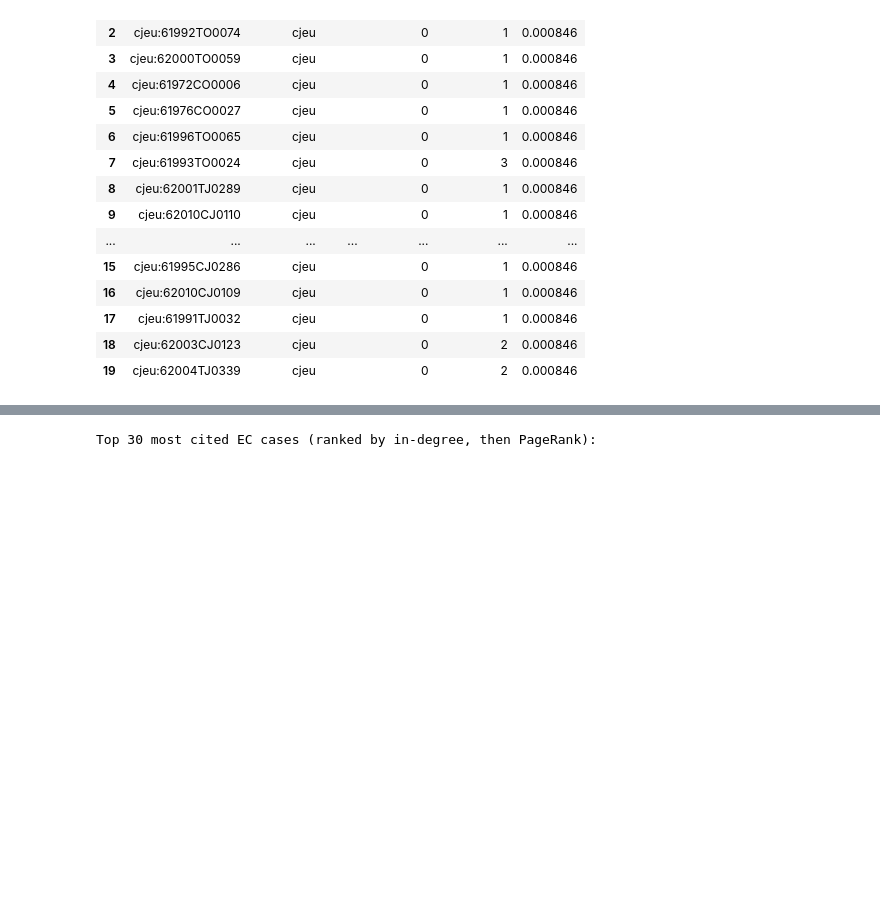
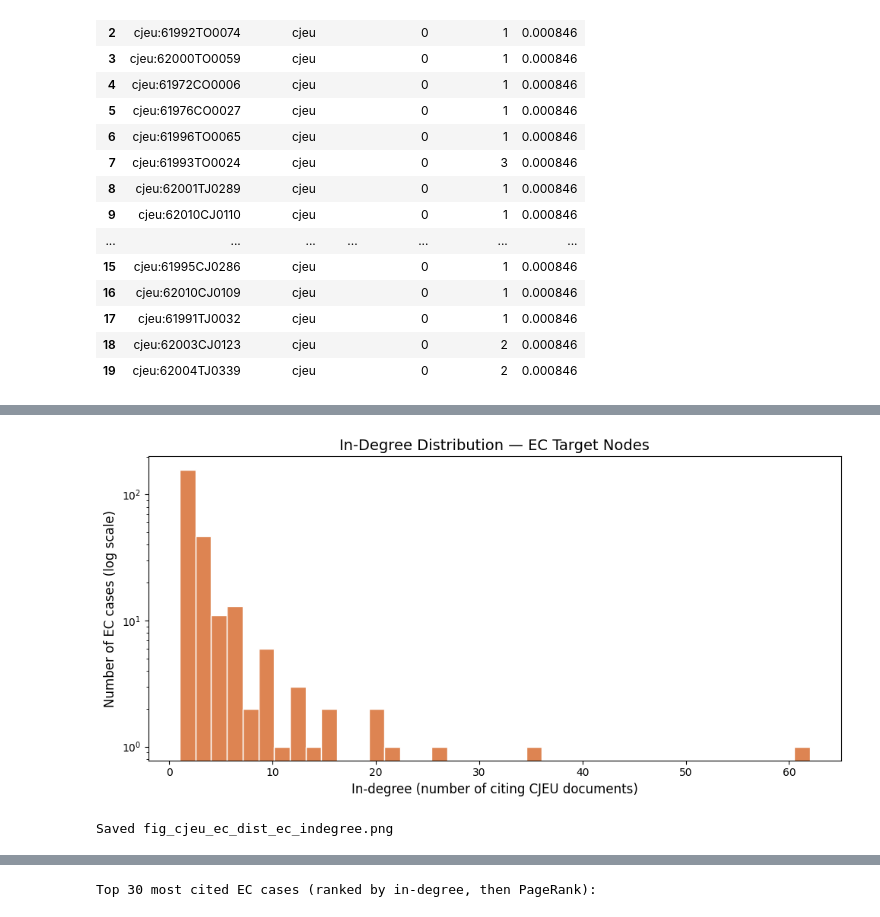
Before and after one commit to floheusser/data_analysis_master, a Jupyter notebook: 09_build_cjeu_ec_network.ipynb, the cells around one changed output, grey strips where cells are left out. Cells and saved outputs as stored; diff of their text form; code cells hidden in the pictures; blank space fills up the shorter version.

Commit message:
Updated `.gitignore` to exclude `/outputs` and added distribution figures.

```diff
--- a/09_build_cjeu_ec_network.ipynb
+++ b/09_build_cjeu_ec_network.ipynb
@@ -652,0 +732,17 @@ These are the EC antitrust cases most frequently referenced by CJEU documents.
+# %%
+fig, ax = plt.subplots(figsize=(10, 5), facecolor="white")
+ax.set_facecolor("white")
+ax.hist(ec_in_degree_series, bins=40, color=COLOR_EC, edgecolor="white")
+ax.set_yscale("log")
+ax.set_title("In-Degree Distribution — EC Target Nodes", fontsize=14, color="black")
+ax.set_xlabel("In-degree (number of citing CJEU documents)", fontsize=12, color="black")
+ax.set_ylabel("Number of EC cases (log scale)", fontsize=12, color="black")
+ax.tick_params(colors="black")
+fig.tight_layout()
+fig.savefig(FIGURES_DIR / "fig_cjeu_ec_dist_ec_indegree.png",
+            dpi=300, bbox_inches="tight", facecolor="white", transparent=False)
+plt.show()
+print("Saved fig_cjeu_ec_dist_ec_indegree.png")
+# %% [output]
+[figure, added]
+Saved fig_cjeu_ec_dist_ec_indegree.png
```
Also changed, not shown: parts of 10 cells of this notebook, 3 other files.
